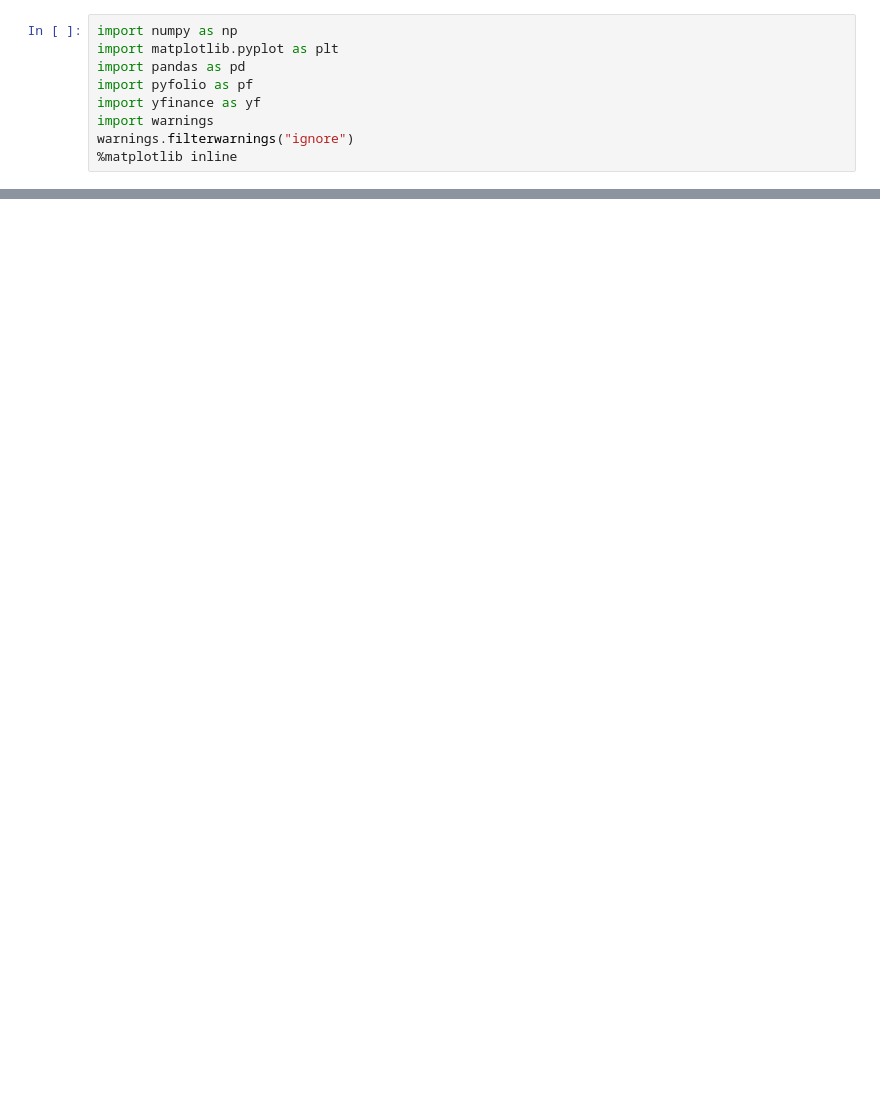
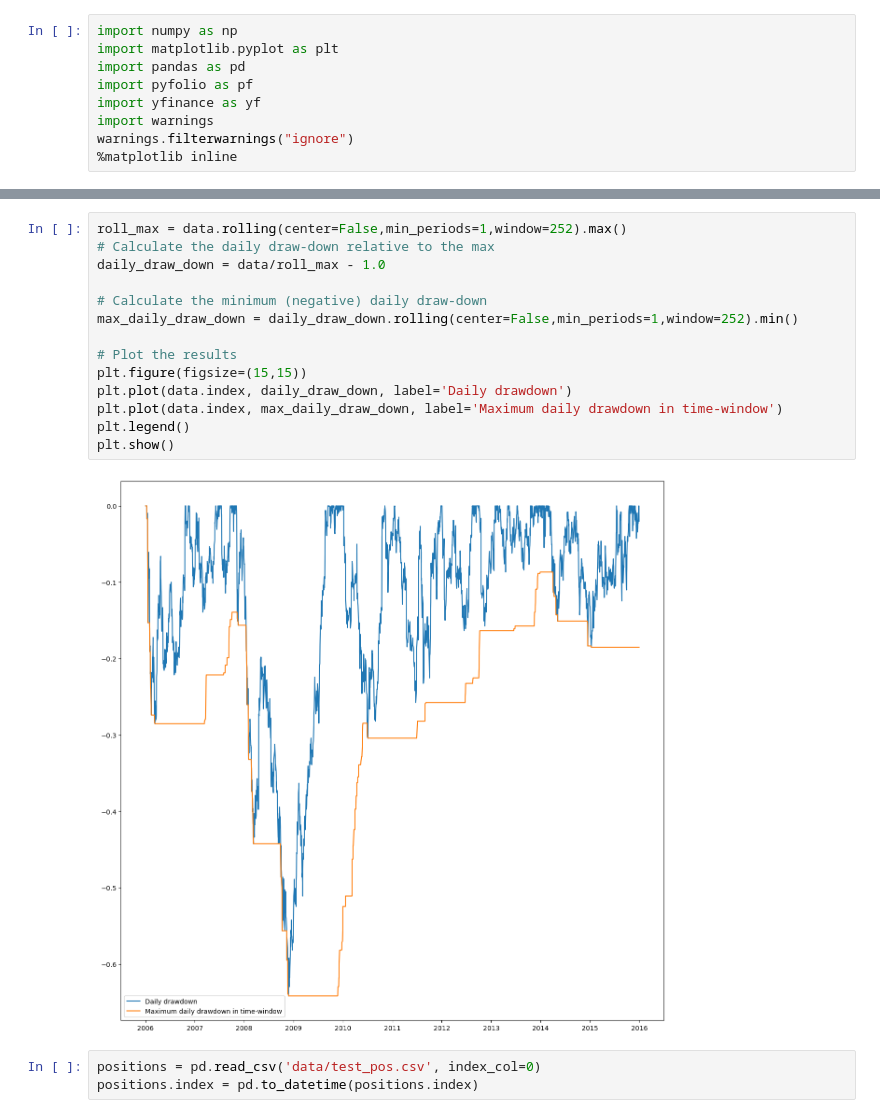
Before and after one commit to Tomexr1/Categorical_Data_Analysis, a Jupyter notebook: matematyka_dla_przemyslu/Prezentacja3/Untitled.ipynb, the cells around one changed output, grey strips where cells are left out. Saved outputs shown, nothing was run; the diff lists cells and outputs as text; blank space fills up the shorter version.

```diff
--- a/matematyka_dla_przemyslu/Prezentacja3/Untitled.ipynb
+++ b/matematyka_dla_przemyslu/Prezentacja3/Untitled.ipynb
@@ -247,0 +242,19 @@ KeyError: "None of [DatetimeIndex(['2015-05-01', '2015-06-01', '2015-07-01', '20
+# %%
+roll_max = data.rolling(center=False,min_periods=1,window=252).max()
+# Calculate the daily draw-down relative to the max
+daily_draw_down = data/roll_max - 1.0
+
+# Calculate the minimum (negative) daily draw-down
+max_daily_draw_down = daily_draw_down.rolling(center=False,min_periods=1,window=252).min()
+
+# Plot the results
+plt.figure(figsize=(15,15))
+plt.plot(data.index, daily_draw_down, label='Daily drawdown')
+plt.plot(data.index, max_daily_draw_down, label='Maximum daily drawdown in time-window')
+plt.legend()
+plt.show()
+# %% [output]
+[figure, added]
+# %%
+positions = pd.read_csv('data/test_pos.csv', index_col=0)
+positions.index = pd.to_datetime(positions.index)
```
Also changed, not shown: parts of 53 cells of this notebook, 31 other files.
